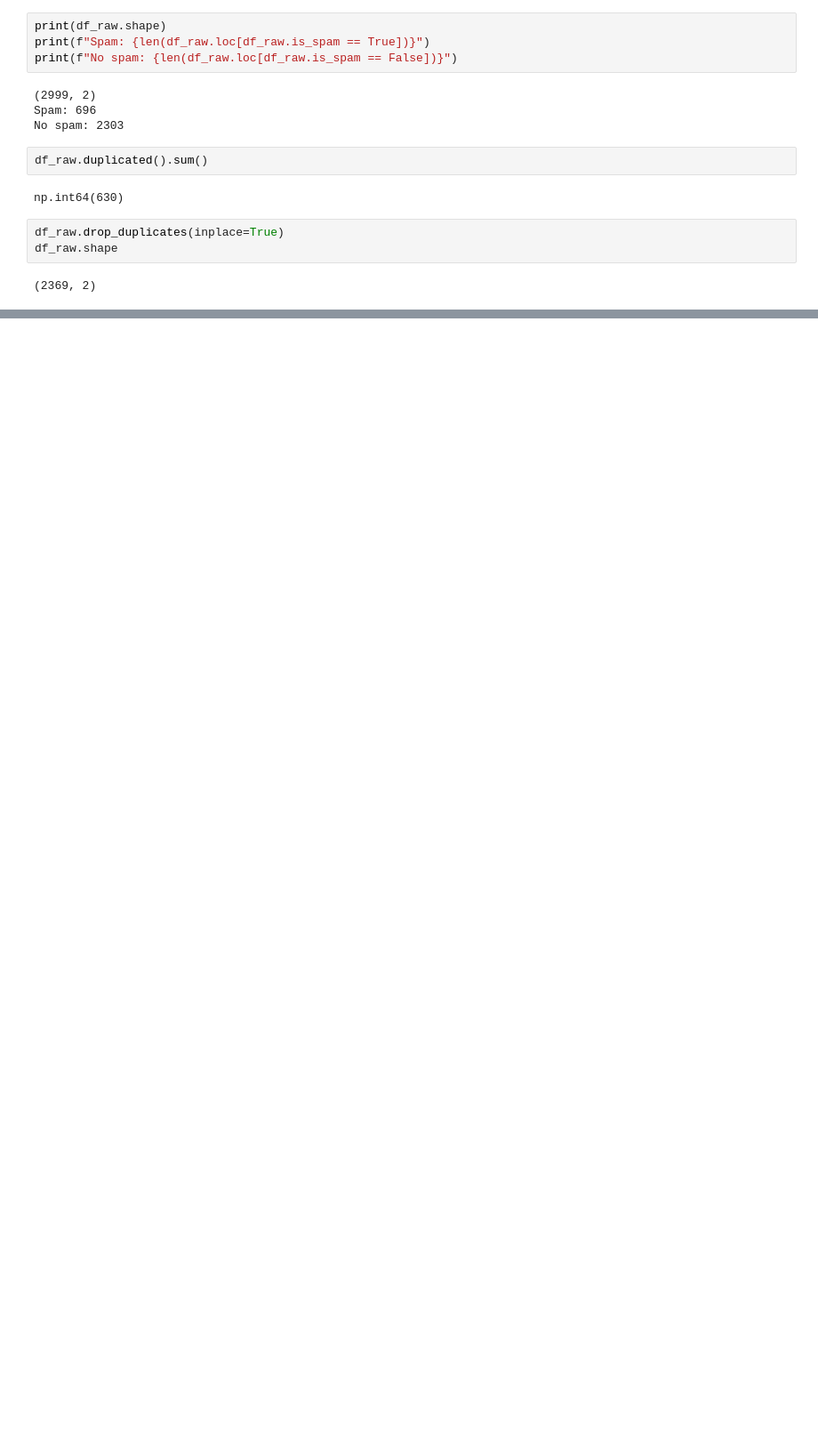
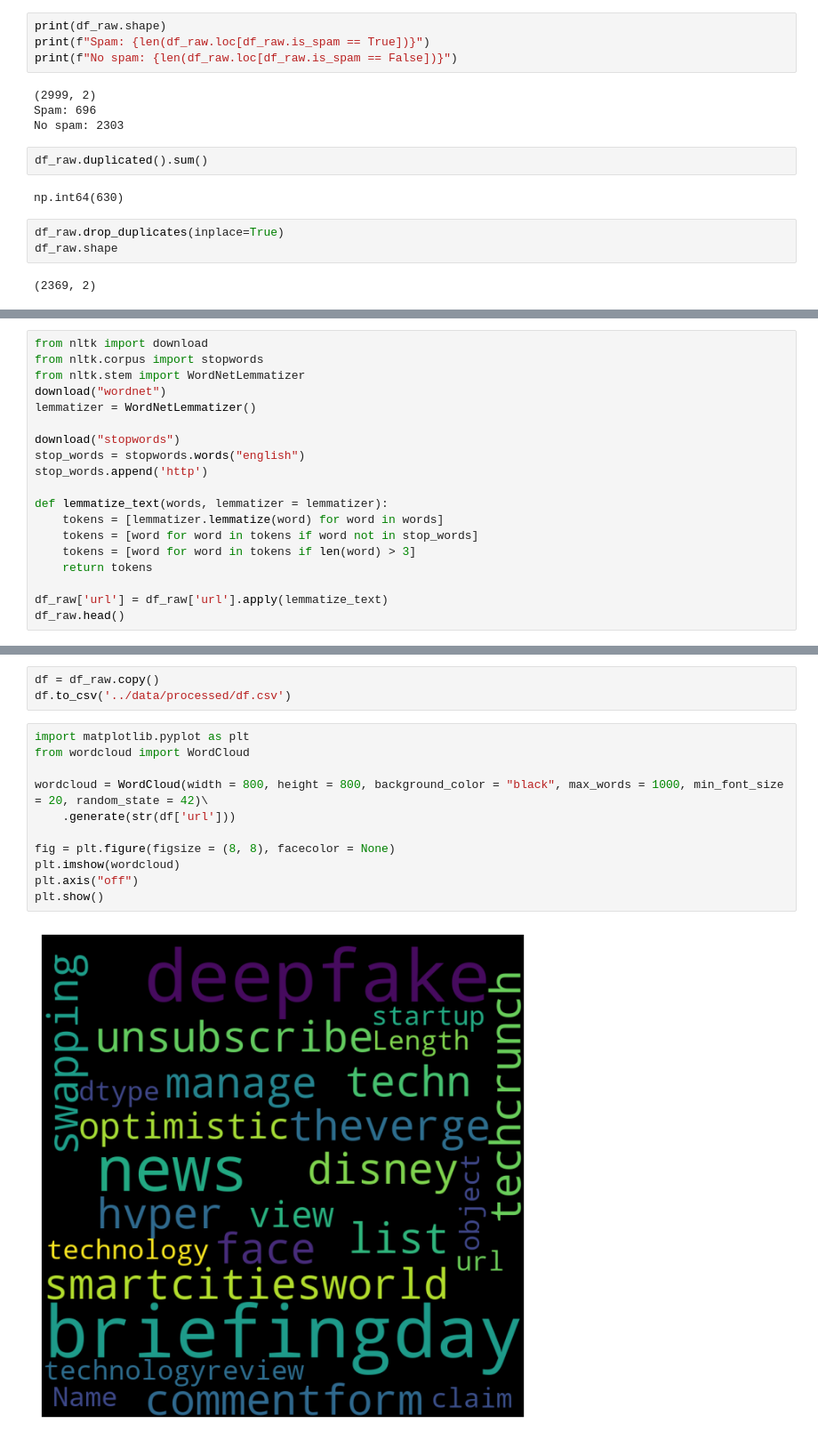
Before and after one commit to Nicolas-DL/NLP, a Jupyter notebook: src/explore.ipynb, the cells around one changed output, grey strips where cells are left out. Shown: that part at 89% size. Drawn from its saved outputs; the diff is of its cells as text; blank space fills up the shorter version.

Commit message:
hasta_wordcloud

```diff
--- a/src/explore.ipynb
+++ b/src/explore.ipynb
@@ -42,0 +106,19 @@ df_raw.reset_index()
+# %%
+from nltk import download
+from nltk.corpus import stopwords
+from nltk.stem import WordNetLemmatizer
+download("wordnet")
+lemmatizer = WordNetLemmatizer()
+
+download("stopwords")
+stop_words = stopwords.words("english")
+stop_words.append('http')
+
+def lemmatize_text(words, lemmatizer = lemmatizer):
+    tokens = [lemmatizer.lemmatize(word) for word in words]
+    tokens = [word for word in tokens if word not in stop_words]
+    tokens = [word for word in tokens if len(word) > 3]
+    return tokens
+
+df_raw['url'] = df_raw['url'].apply(lemmatize_text)
+df_raw.head()
@@ -42,0 +136,16 @@ df_raw.reset_index()
+# %%
+df = df_raw.copy()
+df.to_csv('../data/processed/df.csv')
+# %%
+import matplotlib.pyplot as plt
+from wordcloud import WordCloud
+
+wordcloud = WordCloud(width = 800, height = 800, background_color = "black", max_words = 1000, min_font_size = 20, random_state = 42)\
+    .generate(str(df['url']))
+
+fig = plt.figure(figsize = (8, 8), facecolor = None)
+plt.imshow(wordcloud)
+plt.axis("off")
+plt.show()
+# %% [output]
+[figure, added]
```
Also changed, not shown: parts of 8 cells of this notebook, 2 other files.
